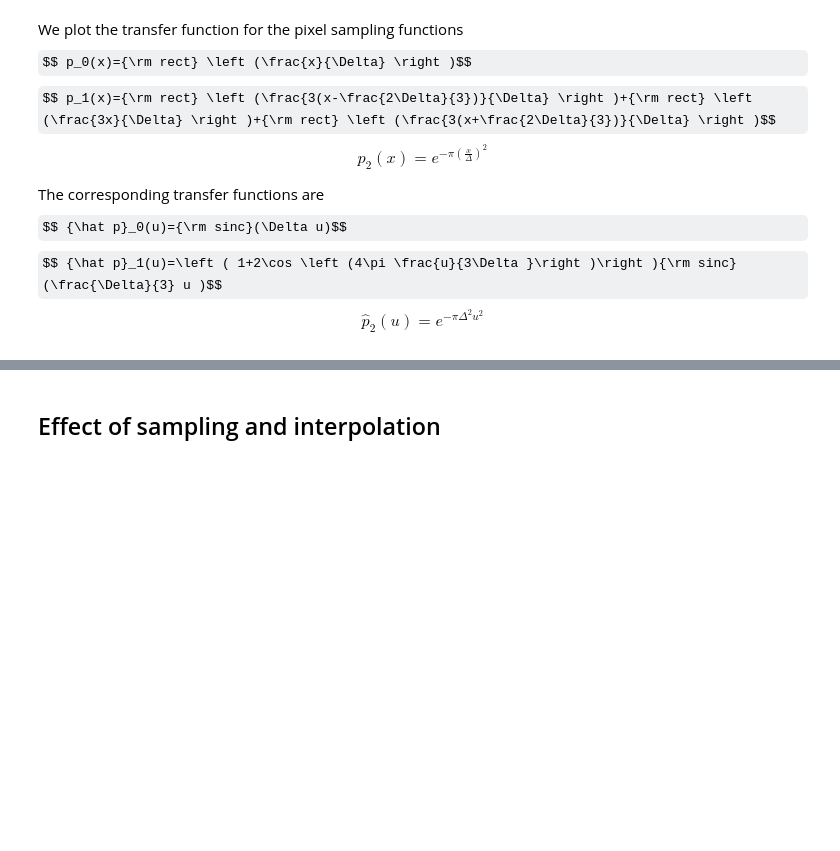
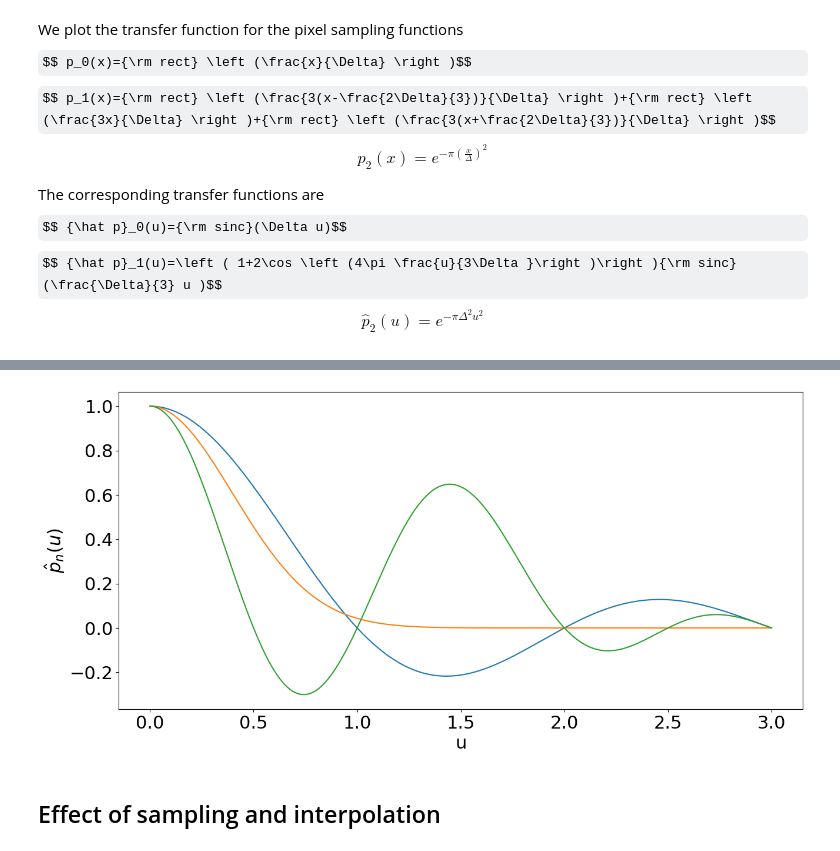
Before and after one commit to arizonaCameraLab/computationalImaging, a Jupyter notebook: Chapter2ForwardModels/DiscreteForwardModels.ipynb, the cells around one changed output, grey strips where cells are left out. Saved outputs shown, nothing was run; the diff lists cells and outputs as text; code cells hidden in the pictures; some formulas as TeX source; blank space fills up the shorter version.

```diff
--- a/Chapter2ForwardModels/DiscreteForwardModels.ipynb
+++ b/Chapter2ForwardModels/DiscreteForwardModels.ipynb
@@ -49,3 +52,14 @@ plt.plot(x,np.exp(-np.pi*x**2 )+2.5)
+# %%
+plt.figure(figsize=(15,7))
+u=np.linspace(0,3,500)
+plt.plot(u,np.sinc(u))
+plt.plot(u, np.exp(-np.pi*u**2))
+plt.plot(u,np.sinc(u/3.)*(1+2*np.cos(4*np.pi*u/3.))/3)
+plt.xlabel('u')
+plt.ylabel(r'$\hat p_n(u)$')
+plt.savefig('transferFunctions.png')
+# %% [output]
+[figure, added]
 # %% [markdown]
 ## Effect of sampling and interpolation
 # %% [markdown]
```
Also changed, not shown: parts of 2 cells of this notebook.
